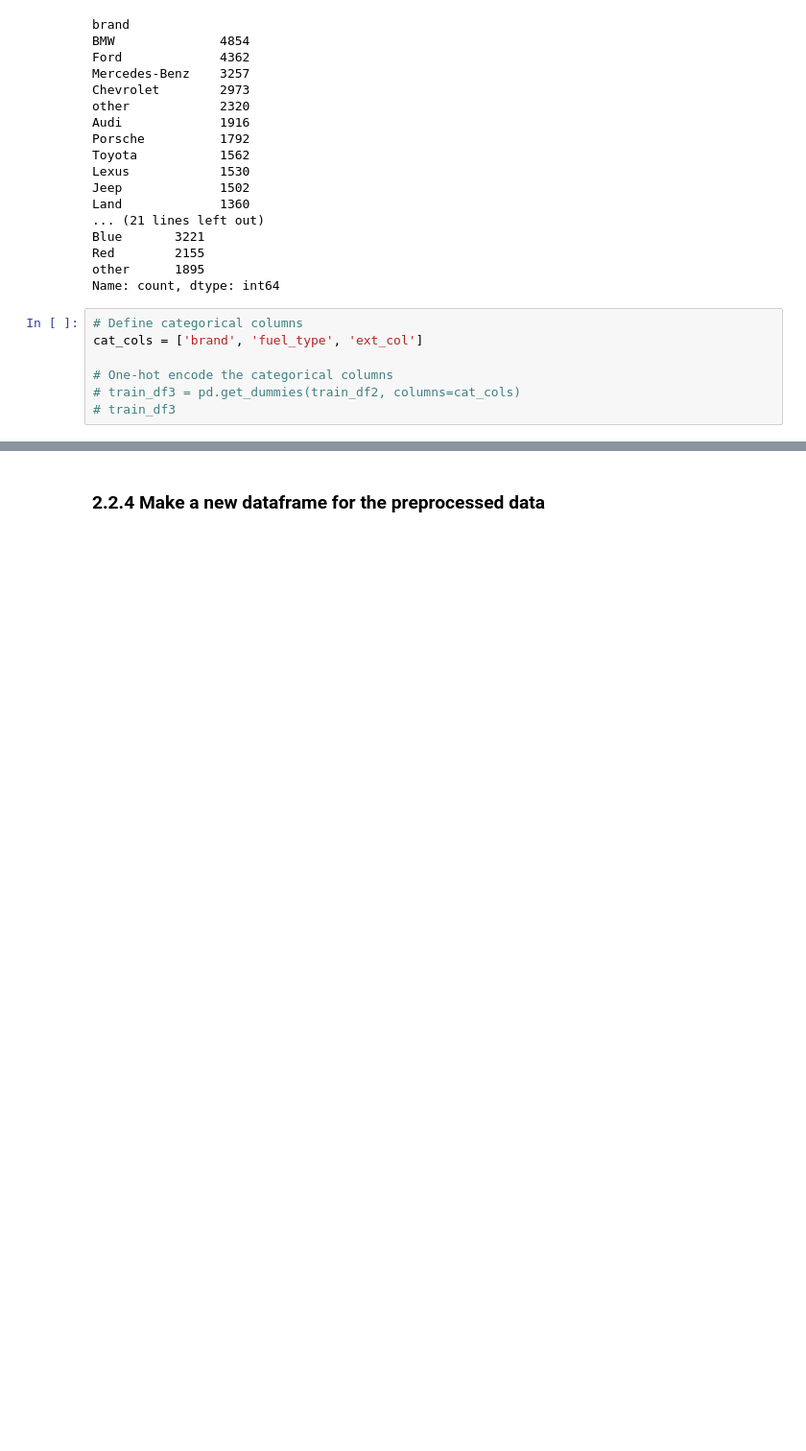
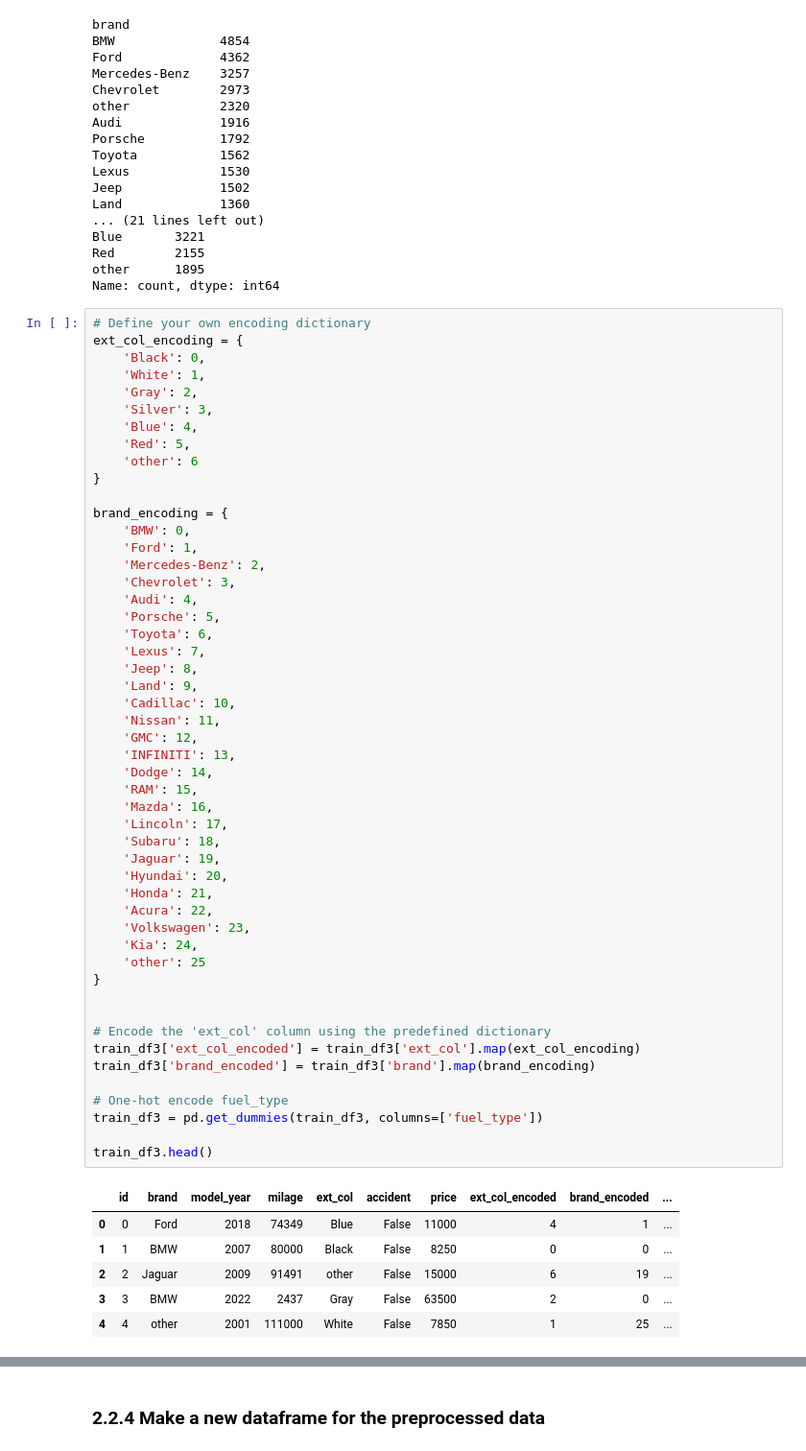
Before and after one commit to sseantheg/Car-Price-Prediction-with-XGBoost, a Jupyter notebook: Car Price Prediction with XGBoost.ipynb, the cells around one changed output, grey strips where cells are left out. Shown at 96% size. Drawn from its saved outputs; the diff is of its cells as text; blank space fills up the shorter version.

Commit message:
Done preprocessing (encoding cat. data & split)

```diff
--- a/Car Price Prediction with XGBoost.ipynb
+++ b/Car Price Prediction with XGBoost.ipynb
@@ -489,10 +489,60 @@ Blue       3221
 Red        2155
 other      1895
 Name: count, dtype: int64
-# %%
-# Define categorical columns
-cat_cols = ['brand', 'fuel_type', 'ext_col']
-
-# One-hot encode the categorical columns
-# train_df3 = pd.get_dummies(train_df2, columns=cat_cols)
-# train_df3
+# %%
+# Define your own encoding dictionary
+ext_col_encoding = {
+    'Black': 0,
+    'White': 1,
+    'Gray': 2,
+    'Silver': 3,
+    'Blue': 4,
+    'Red': 5,
+    'other': 6
+}
+
+brand_encoding = {
+    'BMW': 0,
+    'Ford': 1,
+    'Mercedes-Benz': 2,
+    'Chevrolet': 3,
+    'Audi': 4,
+    'Porsche': 5,
+    'Toyota': 6,
+    'Lexus': 7,
+    'Jeep': 8,
+    'Land': 9,
+    'Cadillac': 10,
+    'Nissan': 11,
+    'GMC': 12,
+    'INFINITI': 13,
+    'Dodge': 14,
+    'RAM': 15,
+    'Mazda': 16,
+    'Lincoln': 17,
+    'Subaru': 18,
+    'Jaguar': 19,
+    'Hyundai': 20,
+    'Honda': 21,
+    'Acura': 22,
+    'Volkswagen': 23,
+    'Kia': 24,
+    'other': 25
+}
+
+
+# Encode the 'ext_col' column using the predefined dictionary
+train_df3['ext_col_encoded'] = train_df3['ext_col'].map(ext_col_encoding)
+train_df3['brand_encoded'] = train_df3['brand'].map(brand_encoding)
+
+# One-hot encode fuel_type
+train_df3 = pd.get_dummies(train_df3, columns=['fuel_type'])
+
+train_df3.head()
+# %% [output]
+|  | id | brand | model_year | milage | ext_col | accident | price | ext_col_encoded | brand_encoded | ... |
+| 0 | 0 | Ford | 2018 | 74349 | Blue | False | 11000 | 4 | 1 | ... |
+| 1 | 1 | BMW | 2007 | 80000 | Black | False | 8250 | 0 | 0 | ... |
+| 2 | 2 | Jaguar | 2009 | 91491 | other | False | 15000 | 6 | 19 | ... |
+| 3 | 3 | BMW | 2022 | 2437 | Gray | False | 63500 | 2 | 0 | ... |
+| 4 | 4 | other | 2001 | 111000 | White | False | 7850 | 1 | 25 | ... |
```
Also changed, not shown: parts of 6 cells of this notebook.
